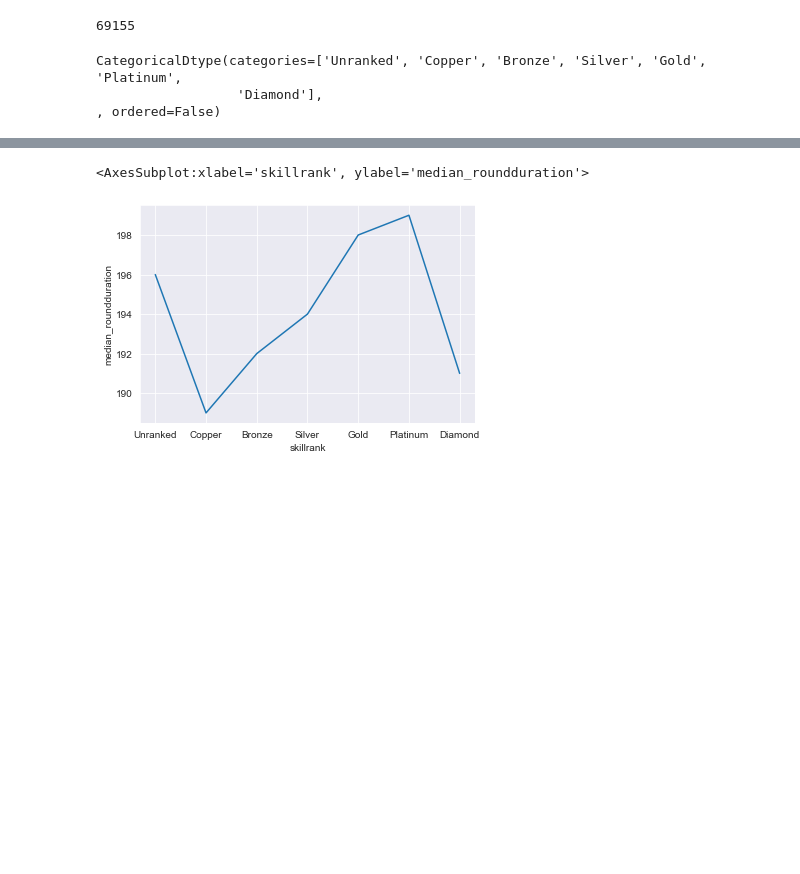
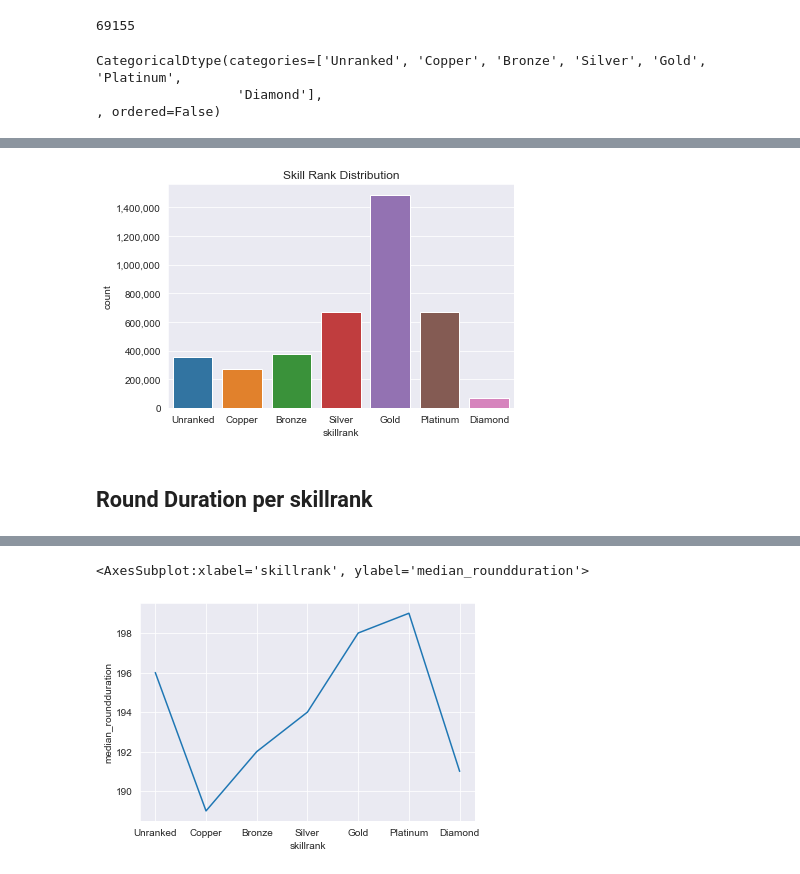
Before and after one commit to itsmartinhi/R6Siege-Match-Outcome-Analysis-and-Prediction, a Jupyter notebook: data-exploration.ipynb, the cells around one changed output, grey strips where cells are left out. Cells and saved outputs as stored; diff of their text form; code cells hidden in the pictures; blank space fills up the shorter version.

```diff
--- a/data-exploration.ipynb
+++ b/data-exploration.ipynb
@@ -121,0 +124,3 @@ CategoricalDtype(categories=['Unranked', 'Copper', 'Bronze', 'Silver', 'Gold', '
+# %%
+df_rank_distribution = df["skillrank"].value_counts(sort=False).reset_index(name="count").rename(columns={"index": "skillrank"})
+df_rank_distribution
@@ -122,3 +136,18 @@ CategoricalDtype(categories=['Unranked', 'Copper', 'Bronze', 'Silver', 'Gold', '
+# %%
+sns.barplot(data=df_rank_distribution, y="count", x="skillrank")
+# my_plot.set_xticklabels(rotation=30, ha='right')
+# after plotting the data, format the labels
+current_values = plt.gca().get_yticks()
+# using format string '{:.0f}' here but you can choose others
+plt.gca().set_yticklabels(['{:,.0f}'.format(x) for x in current_values])
+plt.title("Skill Rank Distribution")
+plt.tight_layout()
+plt.savefig("././plots/skillrank-distribution.pdf")
+plt.show()
+# %% [output]
+[figure, added]
+# %% [markdown]
+## Round Duration per skillrank
 # %%
 df_plot = df.groupby("skillrank")["roundduration"].median().reset_index(name="median_roundduration")
 df_plot
```
Also changed, not shown: parts of 13 cells of this notebook, 3 other files.
